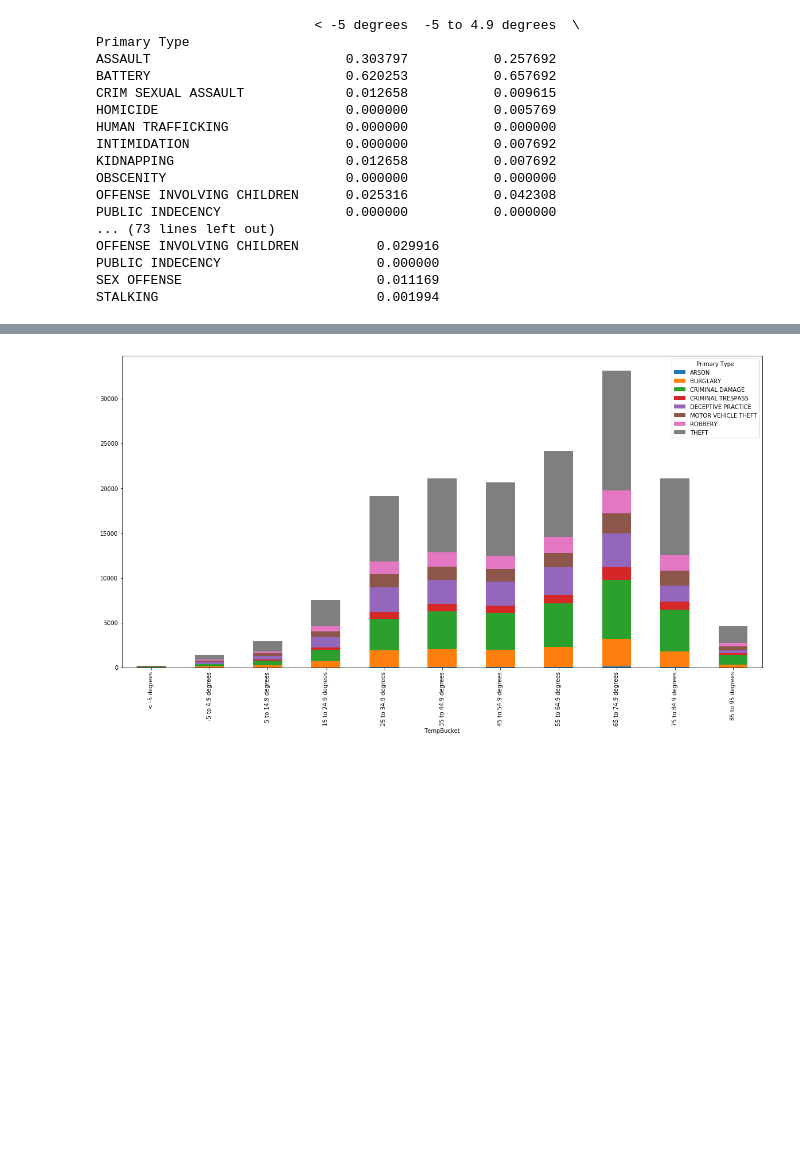
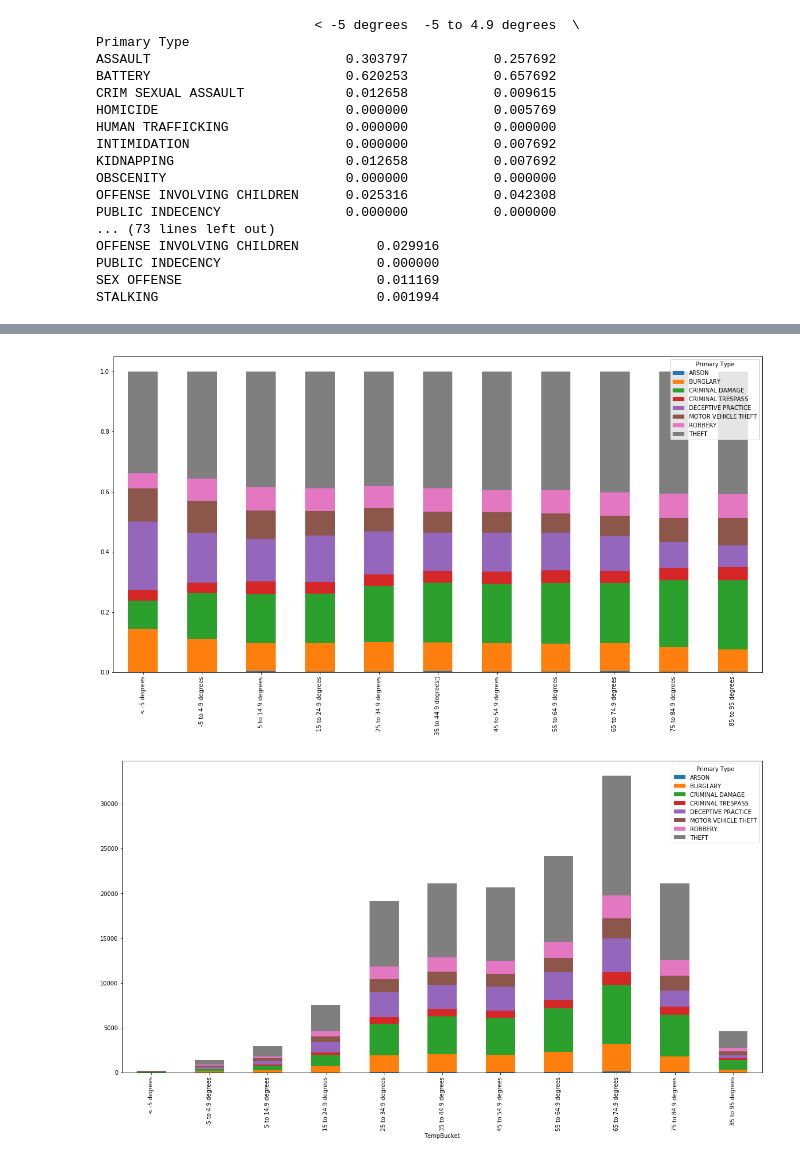
Before and after one commit to chengchenggan/Chicago_Crime_Weather, a Jupyter notebook: Resources/GerardV_CombinedNotebook.ipynb, the cells around one changed output, grey strips where cells are left out. Cells and saved outputs as stored; diff of their text form; code cells hidden in the pictures; blank space fills up the shorter version.

```diff
--- a/Resources/GerardV_CombinedNotebook.ipynb
+++ b/Resources/GerardV_CombinedNotebook.ipynb
@@ -551,0 +480,37 @@ Propertybuckets
+# %%
+Prop1 = Propertybuckets.iloc[0].sum()
+Propertypercent_df = pd.DataFrame({"< -5 degrees": []})
+Propertypercent_df["< -5 degrees"] = Propertybuckets.iloc[0] / Prop1
+
+Prop2 = Propertybuckets.iloc[1].sum()
+Propertypercent_df["-5 to 4.9 degrees"] = Propertybuckets.iloc[1] / Prop2
+
+Prop3 = Propertybuckets.iloc[2].sum()
+Propertypercent_df["5 to 14.9 degrees"] = Propertybuckets.iloc[2] / Prop3
+
+Prop4 = Propertybuckets.iloc[3].sum()
+Propertypercent_df["15 to 24.9 degrees"] = Propertybuckets.iloc[3] / Prop4
+
+Prop5 = Propertybuckets.iloc[4].sum()
+Propertypercent_df["25 to 34.9 degrees"] = Propertybuckets.iloc[4] / Prop5
+
+Prop6 = Propertybuckets.iloc[5].sum()
+Propertypercent_df["35 to 44.9 degrees	"] = Propertybuckets.iloc[5] / Prop6
+
+Prop7 = Propertybuckets.iloc[6].sum()
+Propertypercent_df["45 to 54.9 degrees"] = Propertybuckets.iloc[6] / Prop7
+
+Prop8 = Propertybuckets.iloc[7].sum()
+Propertypercent_df["55 to 64.9 degrees"] = Propertybuckets.iloc[7] / Prop8
+
+Prop9 = Propertybuckets.iloc[8].sum()
+Propertypercent_df["65 to 74.9 degrees"] = Propertybuckets.iloc[8] / Prop9
+
+Prop10 = Propertybuckets.iloc[9].sum()
+Propertypercent_df["75 to 84.9 degrees"] = Propertybuckets.iloc[9] / Prop10
+
+Prop11 = Propertybuckets.iloc[10].sum()
+Propertypercent_df["85 to 95 degrees"] = Propertybuckets.iloc[10] /Prop11
+
+Propertypercent_df.transpose()
+print(Propertypercent_df)
@@ -552,3 +535,8 @@ Propertybuckets
+# %%
+Propertypercent_df= Propertypercent_df.transpose()
+ax=Propertypercent_df.plot.bar(stacked=True)
+# %% [output]
+[figure, added]
 # %%
 ax=Propertybuckets.plot.bar(stacked=True)
 # %% [output]
```
Also changed, not shown: parts of 23 cells of this notebook.
